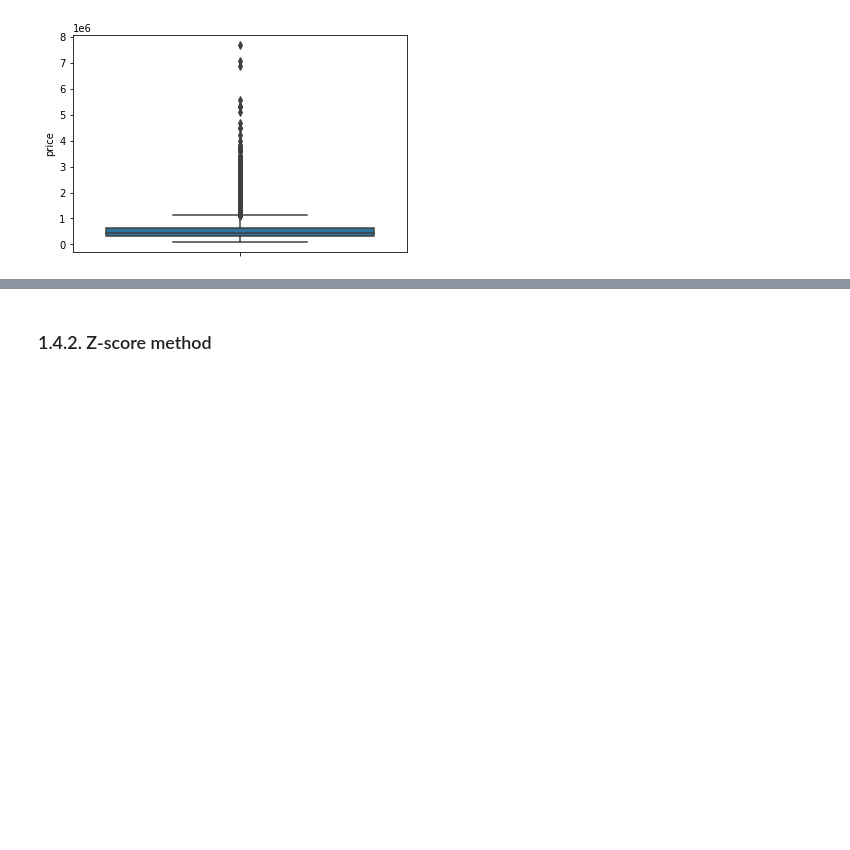
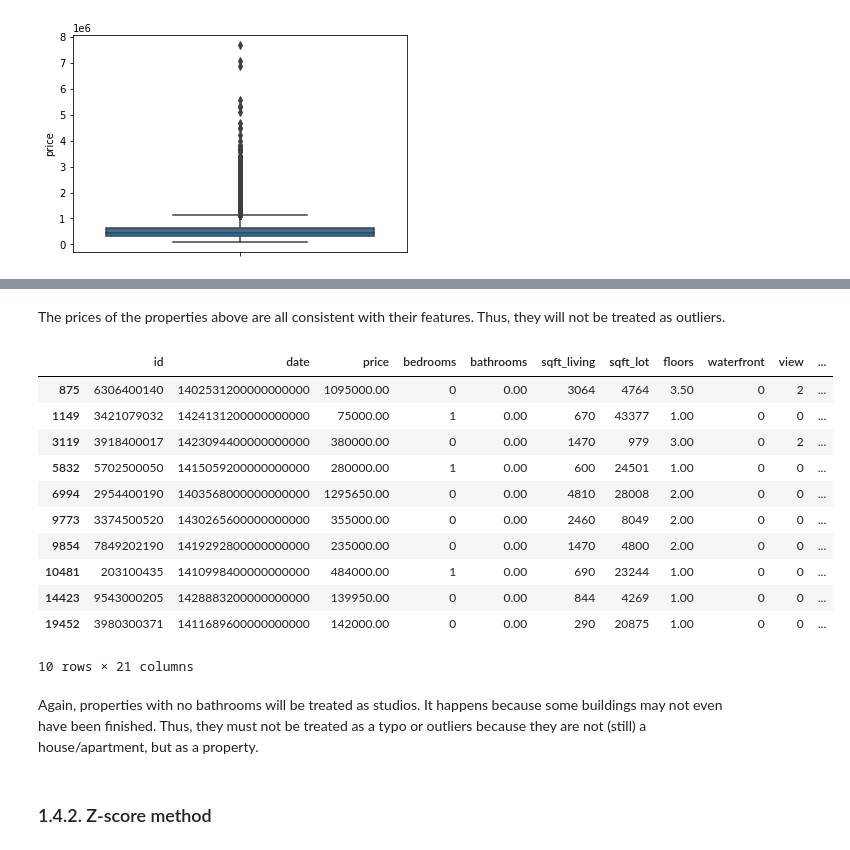
Before and after one commit to lucasquemelli/House_Rocket, a Jupyter notebook: House_Rocket_venv/house_rocket_insight.ipynb, the cells around one changed output, grey strips where cells are left out. Saved outputs shown, nothing was run; the diff lists cells and outputs as text; code cells hidden in the pictures; blank space fills up the shorter version.

```diff
--- a/House_Rocket_venv/house_rocket_insight.ipynb
+++ b/House_Rocket_venv/house_rocket_insight.ipynb
@@ -296,3 +296,23 @@ The prices of the properties above are all consistent with their features. Thus,
+# %% [markdown]
+The prices of the properties above are all consistent with their features. Thus, they will not be treated as outliers.
+# %%
+#Properties with no bathrooms
+data[data['bathrooms'] == 0]
+# %% [output]
+|  | id | date | price | bedrooms | bathrooms | sqft_living | sqft_lot | floors | waterfront | view | ... |
+| 875 | 6306400140 | 1402531200000000000 | 1095000.00 | 0 | 0.00 | 3064 | 4764 | 3.50 | 0 | 2 | ... |
+| 1149 | 3421079032 | 1424131200000000000 | 75000.00 | 1 | 0.00 | 670 | 43377 | 1.00 | 0 | 0 | ... |
+| 3119 | 3918400017 | 1423094400000000000 | 380000.00 | 0 | 0.00 | 1470 | 979 | 3.00 | 0 | 2 | ... |
+| 5832 | 5702500050 | 1415059200000000000 | 280000.00 | 1 | 0.00 | 600 | 24501 | 1.00 | 0 | 0 | ... |
+| 6994 | 2954400190 | 1403568000000000000 | 1295650.00 | 0 | 0.00 | 4810 | 28008 | 2.00 | 0 | 0 | ... |
+| 9773 | 3374500520 | 1430265600000000000 | 355000.00 | 0 | 0.00 | 2460 | 8049 | 2.00 | 0 | 0 | ... |
+| 9854 | 7849202190 | 1419292800000000000 | 235000.00 | 0 | 0.00 | 1470 | 4800 | 2.00 | 0 | 0 | ... |
+| 10481 | 203100435 | 1410998400000000000 | 484000.00 | 1 | 0.00 | 690 | 23244 | 1.00 | 0 | 0 | ... |
+| 14423 | 9543000205 | 1428883200000000000 | 139950.00 | 0 | 0.00 | 844 | 4269 | 1.00 | 0 | 0 | ... |
+| 19452 | 3980300371 | 1411689600000000000 | 142000.00 | 0 | 0.00 | 290 | 20875 | 1.00 | 0 | 0 | ... |
+10 rows × 21 columns
+# %% [markdown]
+Again, properties with no bathrooms will be treated as studios. It happens because some buildings may not even have been finished. Thus, they must not be treated as a typo or outliers because they are not (still) a house/apartment, but as a property.
 # %% [markdown]
 ### 1.4.2. Z-score method
 # %%
```
Also changed, not shown: parts of 24 cells of this notebook.
